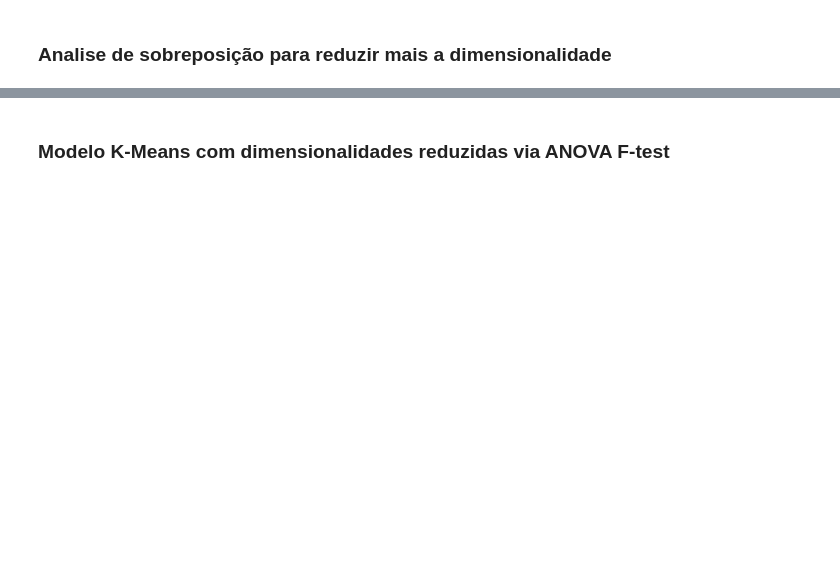
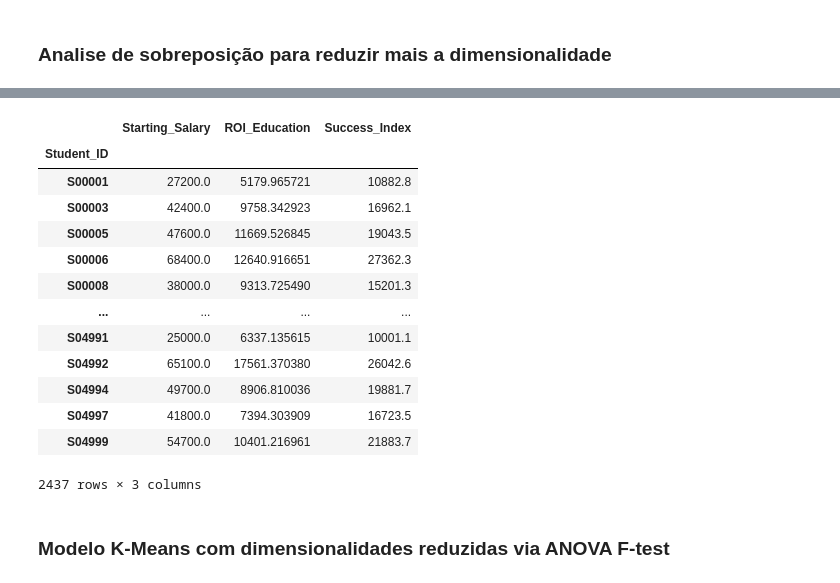
Before and after one commit to avzcesar/atividadefinal, a Jupyter notebook: Hands_on_final.ipynb, the cells around one changed output, grey strips where cells are left out. Cells and saved outputs as stored; diff of their text form; code cells hidden in the pictures; blank space fills up the shorter version.

```diff
--- a/Hands_on_final.ipynb
+++ b/Hands_on_final.ipynb
@@ -609,3 +681,20 @@ df_copy.drop(columns=['Projects_Completed', 'Years_to_Promotion', 'Balance_Index
+# %%
+df_cleaned
+# %% [output]
+|  | Starting_Salary | ROI_Education | Success_Index |
+| Student_ID |  |  |  |
+| S00001 | 27200.0 | 5179.965721 | 10882.8 |
+| S00003 | 42400.0 | 9758.342923 | 16962.1 |
+| S00005 | 47600.0 | 11669.526845 | 19043.5 |
+| S00006 | 68400.0 | 12640.916651 | 27362.3 |
+| S00008 | 38000.0 | 9313.725490 | 15201.3 |
+| ... | ... | ... | ... |
+| S04991 | 25000.0 | 6337.135615 | 10001.1 |
+| S04992 | 65100.0 | 17561.370380 | 26042.6 |
+| S04994 | 49700.0 | 8906.810036 | 19881.7 |
+| S04997 | 41800.0 | 7394.303909 | 16723.5 |
+| S04999 | 54700.0 | 10401.216961 | 21883.7 |
+2437 rows × 3 columns
 # %% [markdown]
 ### Modelo K-Means com dimensionalidades reduzidas via ANOVA F-test
 # %%
```
Also changed, not shown: parts of 27 cells of this notebook.
